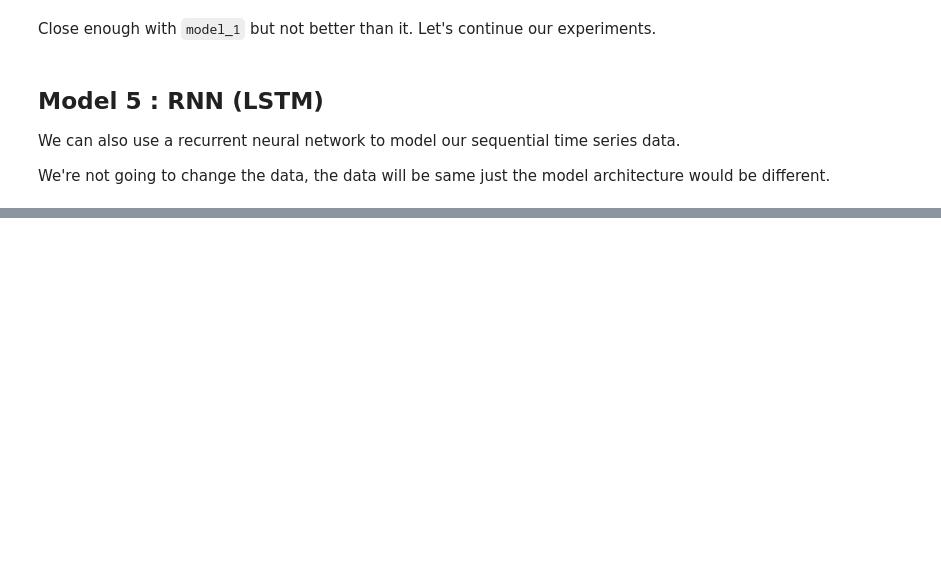
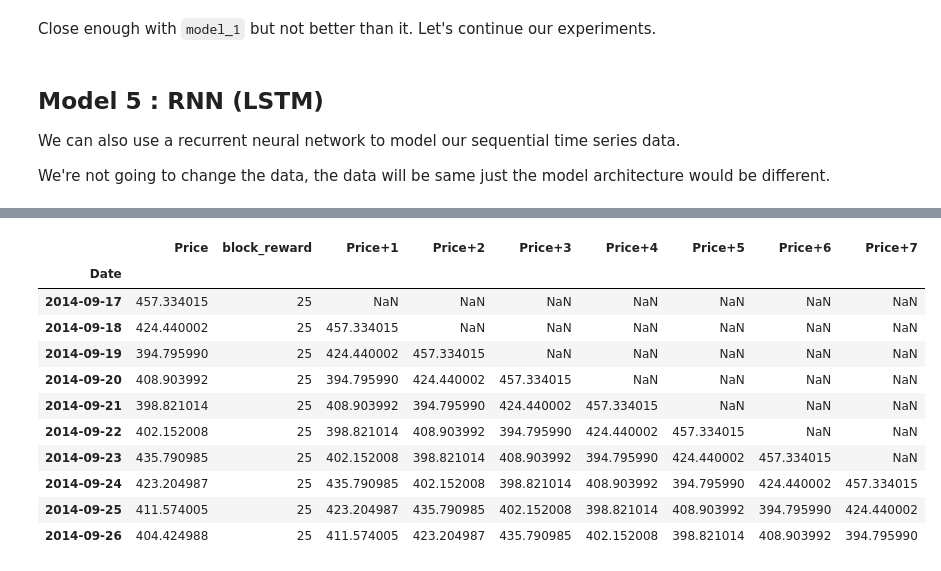
Before and after one commit to SaketMunda/time-series-with-tensorflow, a Jupyter notebook: time_series_with_tensorflow_bitpredict.ipynb, the cells around one changed output, grey strips where cells are left out. Cells and saved outputs as stored; diff of their text form; code cells hidden in the pictures; blank space fills up the shorter version.

```diff
--- a/time_series_with_tensorflow_bitpredict.ipynb
+++ b/time_series_with_tensorflow_bitpredict.ipynb
@@ -1339,0 +1456,25 @@ model_5_results
+# %%
+# Setup dataset hyperparameters
+HORIZON=1
+WINDOW_SIZE=7
+# %%
+bitcoin_prices_windowed = bitcoin_prices_block.copy()
+
+# Add windowed columns
+for i in range(WINDOW_SIZE):
+  bitcoin_prices_windowed[f"Price+{i+1}"] = bitcoin_prices_windowed["Price"].shift(periods=i+1)
+
+bitcoin_prices_windowed.head(10)
+# %% [output]
+|  | Price | block_reward | Price+1 | Price+2 | Price+3 | Price+4 | Price+5 | Price+6 | Price+7 |
+| Date |  |  |  |  |  |  |  |  |  |
+| 2014-09-17 | 457.334015 | 25 | NaN | NaN | NaN | NaN | NaN | NaN | NaN |
+| 2014-09-18 | 424.440002 | 25 | 457.334015 | NaN | NaN | NaN | NaN | NaN | NaN |
+| 2014-09-19 | 394.795990 | 25 | 424.440002 | 457.334015 | NaN | NaN | NaN | NaN | NaN |
+| 2014-09-20 | 408.903992 | 25 | 394.795990 | 424.440002 | 457.334015 | NaN | NaN | NaN | NaN |
+| 2014-09-21 | 398.821014 | 25 | 408.903992 | 394.795990 | 424.440002 | 457.334015 | NaN | NaN | NaN |
+| 2014-09-22 | 402.152008 | 25 | 398.821014 | 408.903992 | 394.795990 | 424.440002 | 457.334015 | NaN | NaN |
+| 2014-09-23 | 435.790985 | 25 | 402.152008 | 398.821014 | 408.903992 | 394.795990 | 424.440002 | 457.334015 | NaN |
+| 2014-09-24 | 423.204987 | 25 | 435.790985 | 402.152008 | 398.821014 | 408.903992 | 394.795990 | 424.440002 | 457.334015 |
+| 2014-09-25 | 411.574005 | 25 | 423.204987 | 435.790985 | 402.152008 | 398.821014 | 408.903992 | 394.795990 | 424.440002 |
+| 2014-09-26 | 404.424988 | 25 | 411.574005 | 423.204987 | 435.790985 | 402.152008 | 398.821014 | 408.903992 | 394.795990 |
```
Also changed, not shown: parts of 60 cells of this notebook.
